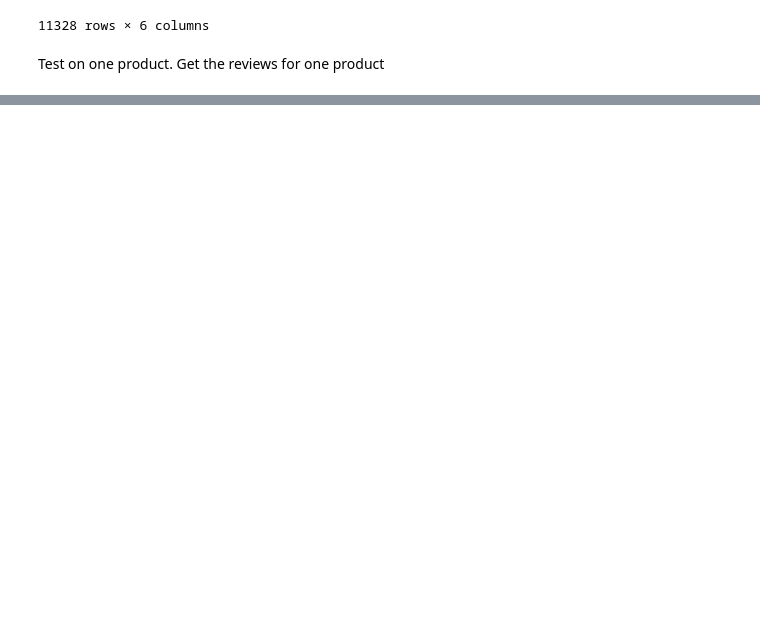
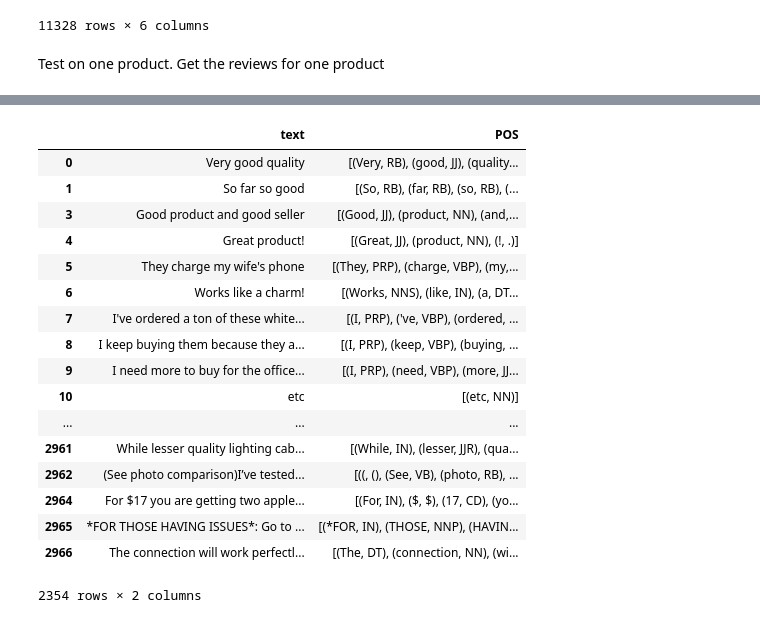
Before and after one commit to betty35/comment-summary-tests, a Jupyter notebook: Test dataframe.ipynb, the cells around one changed output, grey strips where cells are left out. Drawn from its saved outputs; the diff is of its cells as text; code cells hidden in the pictures; blank space fills up the shorter version.

```diff
--- a/Test dataframe.ipynb
+++ b/Test dataframe.ipynb
@@ -128,2 +117,22 @@ Int64Index([0], dtype='int64')
 # %%
-reviews['POS'] = reviews[0].apply(nltk.word_tokenize).apply(nltk.pos_tag)
+reviews['POS'] = reviews['text'].apply(nltk.word_tokenize).apply(nltk.pos_tag)
+reviews[0:5]
+# %% [output]
+|  | text | POS |
+| 0 | Very good quality | [(Very, RB), (good, JJ), (quality... |
+| 1 | So far so good | [(So, RB), (far, RB), (so, RB), (... |
+| 3 | Good product and good seller | [(Good, JJ), (product, NN), (and,... |
+| 4 | Great product! | [(Great, JJ), (product, NN), (!, .)] |
+| 5 | They charge my wife's phone | [(They, PRP), (charge, VBP), (my,... |
+| 6 | Works like a charm! | [(Works, NNS), (like, IN), (a, DT... |
+| 7 | I've ordered a ton of these white... | [(I, PRP), ('ve, VBP), (ordered, ... |
+| 8 | I keep buying them because they a... | [(I, PRP), (keep, VBP), (buying, ... |
+| 9 | I need more to buy for the office... | [(I, PRP), (need, VBP), (more, JJ... |
+| 10 | etc | [(etc, NN)] |
+| ... | ... | ... |
+| 2961 | While lesser quality lighting cab... | [(While, IN), (lesser, JJR), (qua... |
+| 2962 | (See photo comparison)I’ve tested... | [((, (), (See, VB), (photo, RB), ... |
+| 2964 | For $17 you are getting two apple... | [(For, IN), ($, $), (17, CD), (yo... |
+| 2965 | *FOR THOSE HAVING ISSUES*: Go to ... | [(*FOR, IN), (THOSE, NNP), (HAVIN... |
+| 2966 | The connection will work perfectl... | [(The, DT), (connection, NN), (wi... |
+2354 rows × 2 columns
```
Also changed, not shown: parts of 10 cells of this notebook, 1 other file.
